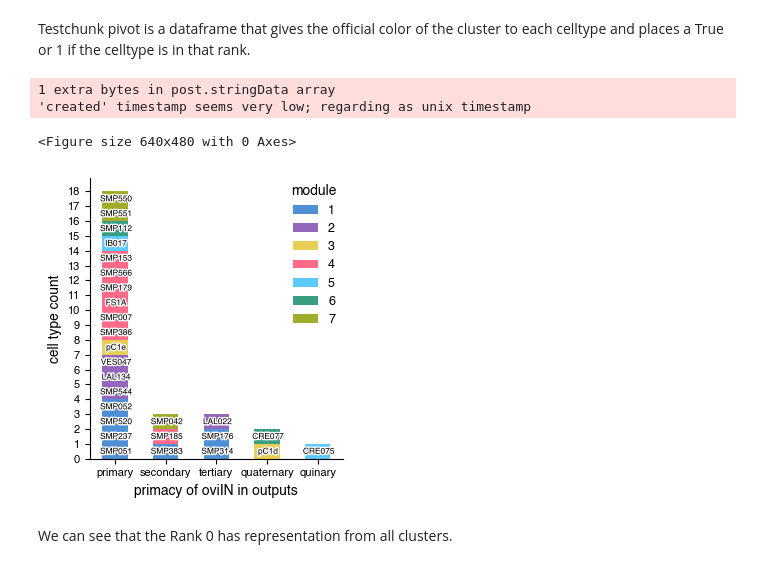
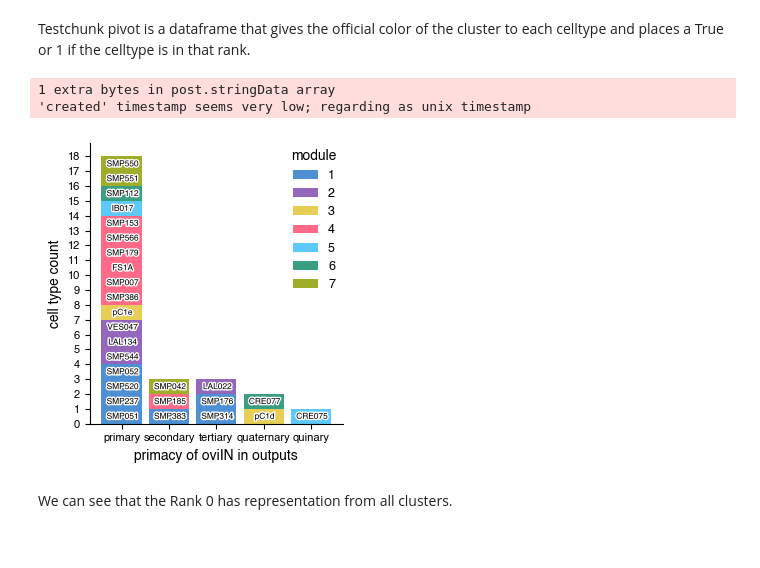
Before and after one commit to Gutierrez-lab/oviIN-inputs, a Jupyter notebook: mesoscale_connectivity.ipynb, the cells around one changed output. Saved outputs shown, nothing was run; the diff lists cells and outputs as text; code cells hidden in the pictures.

```diff
--- a/mesoscale_connectivity.ipynb
+++ b/mesoscale_connectivity.ipynb
@@ -29,18 +29,6 @@ matplotlib.use('TkAgg')  # or 'Qt5Agg', 'MacOSX', etc.
 import matplotlib.pyplot as plt
 from matplotlib.ticker import MultipleLocator,FormatStrFormatter,MaxNLocator
 %matplotlib inline
-# %%
-
-# Set 'pdf.fonttype' to 42 to keep the text editable after exporting to pdf
-plt.rcParams['pdf.fonttype'] = 42
-plt.rcParams["font.sans-serif"] = "Helvetica"
-plt.rcParams['font.size'] = 14  # Default text size
-plt.rcParams['axes.titlesize'] = 18  # Title size
-plt.rcParams['figure.titlesize'] = 18  # Figure title size
-plt.rcParams['axes.labelsize'] = 14  # X and Y label size
-plt.rcParams['xtick.labelsize'] = 12  # X tick label size
-plt.rcParams['ytick.labelsize'] = 12  # Y tick label size
-plt.rcParams['legend.fontsize'] = 12  # Legend font size
 # %%
 from neuprint import Client
 
@@ -488,7 +476,7 @@ fig, ax = plt.subplots(figsize=(3.25,3.5))
 testchunk_pivot = testchunk_pivot.iloc[:5]
 
 # stacked bar plot using 0.0 index as color group
-testchunk_pivot.plot(kind='bar', stacked=True, ax=ax, color=testchunk_pivot.columns.get_level_values(1), label=None)
+testchunk_pivot.plot(kind='bar', stacked=True, ax=ax, color=testchunk_pivot.columns.get_level_values(1), label=None, width=0.85)
 
 # generate labels for each stacked bar using the cell type names
 labels_edit = testchunk_pivot.columns.get_level_values(0).to_list()
@@ -507,35 +495,34 @@ ax.legend().remove()
 
 #make my own legend
 for i, color in enumerate(colors):
     ax.bar(0, 0, color=color, label=labels_edit[i])
 
 labels_final = labels_edit + [1,2,3, 4, 5, 6, 7]
 
 # I only want to display the cluster colors
 handles, labels = ax.get_legend_handles_labels()
 ax.legend(handles[32:], labels_final[-7:], loc='upper right', title='module')
 
 plt.xticks(rotation=0)
 ax.set_yticks(np.linspace(0, 18, 19))
 #ax.set_yticklabels(np.linspace(0, 18, 19, dtype=int))
 ax.set_ylabel('cell type count')
 
 ax.set_xlabel('primacy of oviIN in outputs')
 #ax.set_title("Output Primacy of the oviINr inputs")
 #plt.ylim(0, 19)
 xticks = ax.xaxis.get_major_ticks()
 #xticks[8].set_visible(False)
 ax.set_xticklabels(['primary', 'secondary', 'tertiary', 'quaternary', 'quinary'])
 
 fig.tight_layout()
 #plt.xlim(-0.5, 4.5)
 plt.savefig("figures/output_primacy_rank_distribution.pdf", format='pdf', bbox_inches='tight')
 plt.show()
 # %% [output]
 1 extra bytes in post.stringData array
 'created' timestamp seems very low; regarding as unix timestamp
-<Figure size 640x480 with 0 Axes>
-[figure, old version]
+[figure, new version]
 # %%
 #fig.savefig("figures/output_primacy_rank_distribution.svg", format='svg', dpi=1200)
 # %% [markdown]
```
Also changed, not shown: 1 other file.
